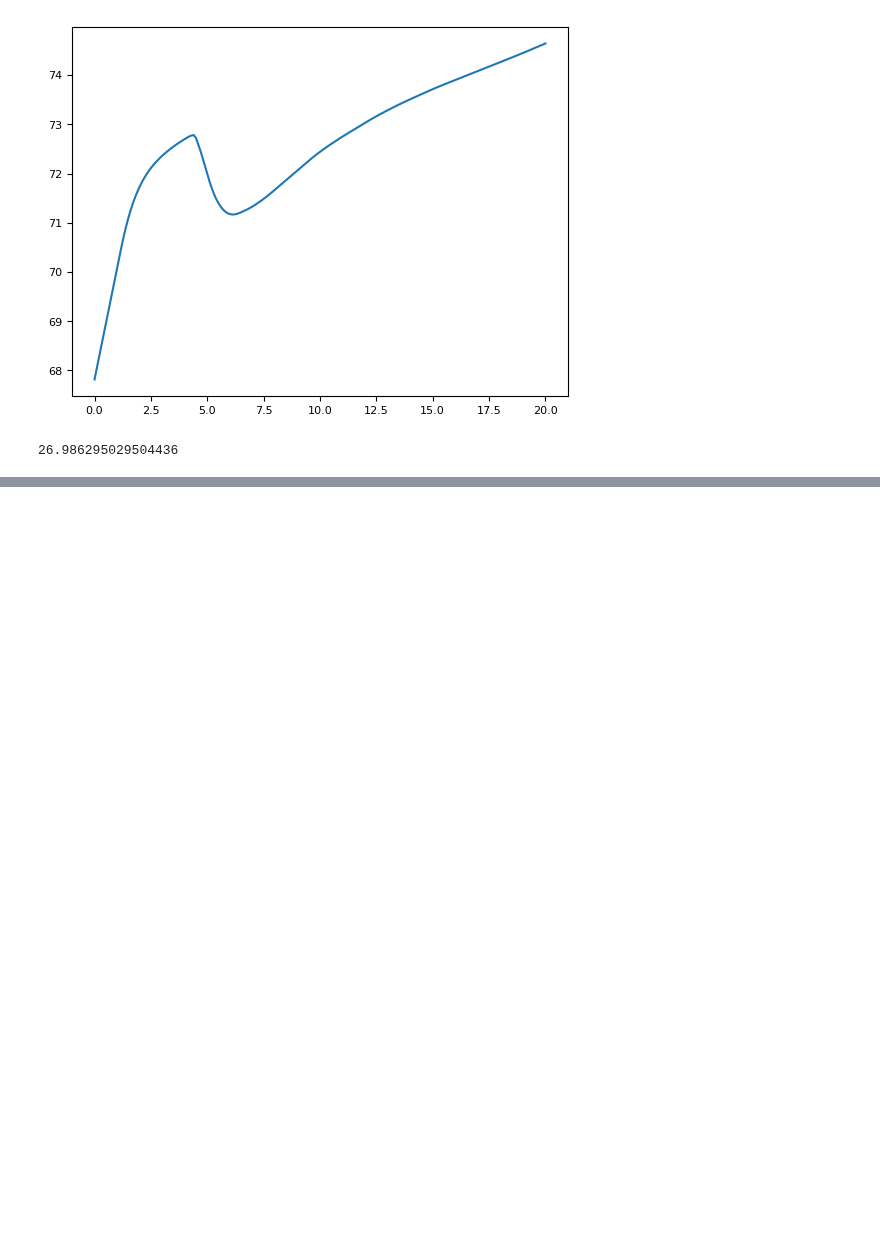
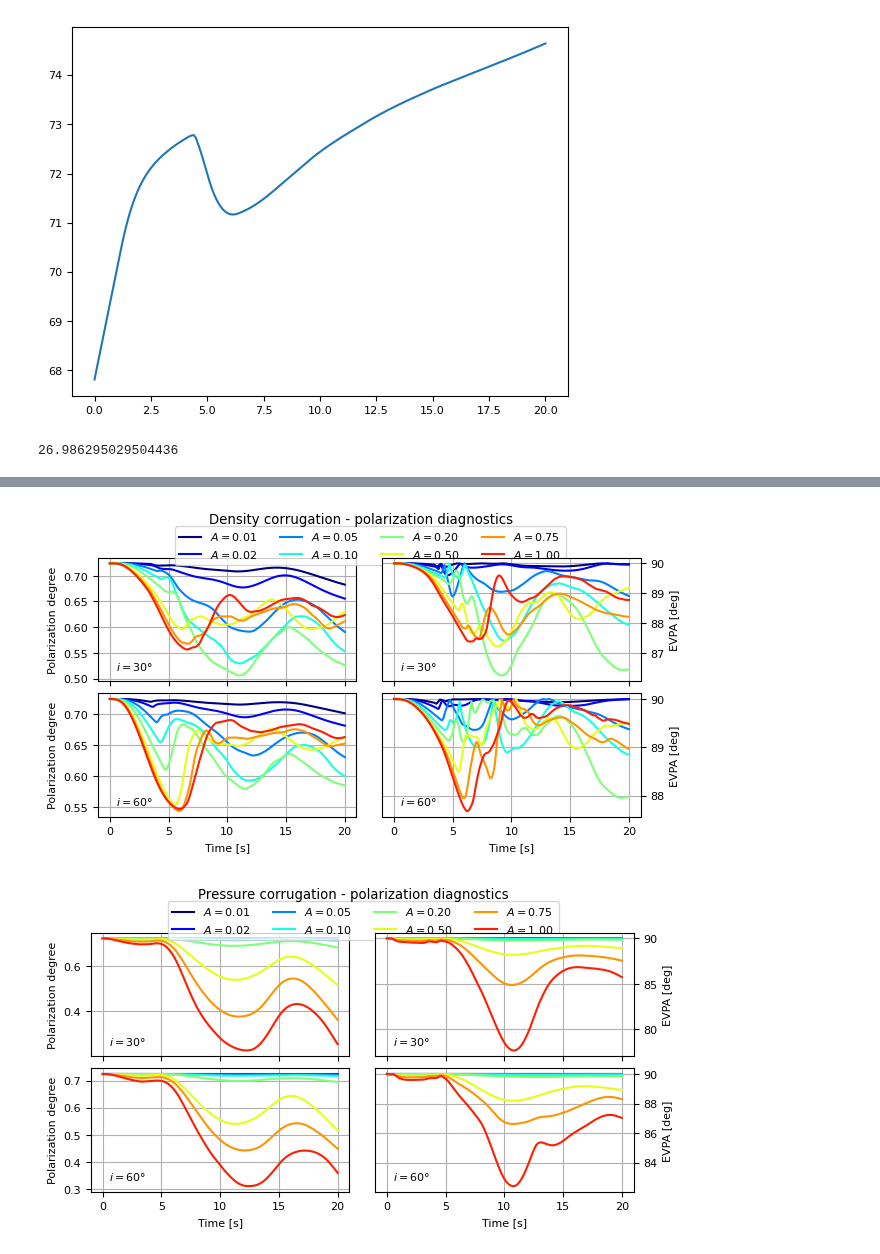
Before and after one commit to ppjanka/Corrugated_internal_shocks, a Jupyter notebook: bin_paper1/paper1_paperPlots.ipynb, the cells around one changed output, grey strips where cells are left out. Cells and saved outputs as stored; diff of their text form; code cells hidden in the pictures; blank space fills up the shorter version.

```diff
--- a/bin_paper1/paper1_paperPlots.ipynb
+++ b/bin_paper1/paper1_paperPlots.ipynb
@@ -842,15 +871,0 @@ datasets = {name:Dataset(name, label=labels[name]) for name in dataset_names}
-# %%
-plt.figure(figsize=(3.5,3.5))
-for dataset in datasets.values():
-    dataset.plot_radEff(
-        plt.gca(),
-        ampl2ar_full,
-        denominator='Etot_initial',
-        label=labels[dataset.name]
-    )
-plt.ylabel('Radiative efficiency')
-plt.xlabel('Corrugation aspect ratio')
-plt.gca().set_xticks([0,0.05,0.10,0.15])
-plt.legend()
-plt.grid()
-plt.show(); plt.close()
@@ -899,7 +1066,7 @@ linestyles = {'corrT1_dens':'-', 'corrT2_press':':'}
 fig = plt.figure(figsize=(3.5,3.))
 
 for i in range(2):
-    dataset = datasets[dataset_names[i]]
+    dataset = datasets[primary_incl][dataset_names[i]]
 
     # plot relative time-integrated synchrotron flux difference
     ax = plt.gca()
@@ -1305,0 +1294,16 @@ plt.close()
+# %%
+# Radiative efficiency
+plt.figure(figsize=(3.5,3.5))
+for dataset in datasets[primary_incl].values():
+    dataset.plot_radEff(
+        plt.gca(),
+        ampl2ar_full,
+        denominator='Etot_initial',
+        label=labels[dataset.name]
+    )
+plt.ylabel('Radiative efficiency')
+plt.xlabel('Corrugation aspect ratio')
+plt.gca().set_xticks([0,0.05,0.10,0.15])
+plt.legend()
+plt.grid()
+plt.show(); plt.close()
@@ -1436,0 +1471,8 @@ Radiative efficiency = 3.10e+16 / 1.15e+15 = 2.70e+01
+# %%
+for dataset in datasets[primary_incl].values():
+    dataset.plot_polarization_stokes(
+        savepath = paper1_savepath if savefig else None
+    )
+# %% [output]
+[figure, added]
+[figure, added]
```
Also changed, not shown: parts of 13 cells of this notebook.
